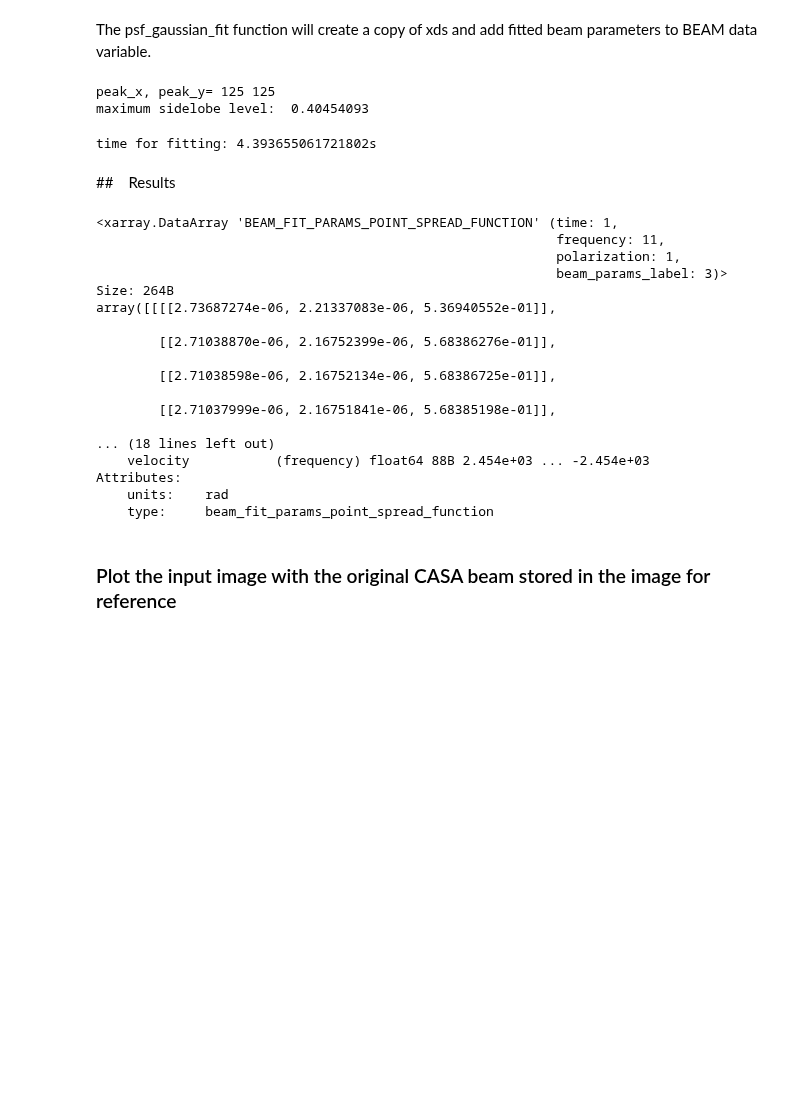
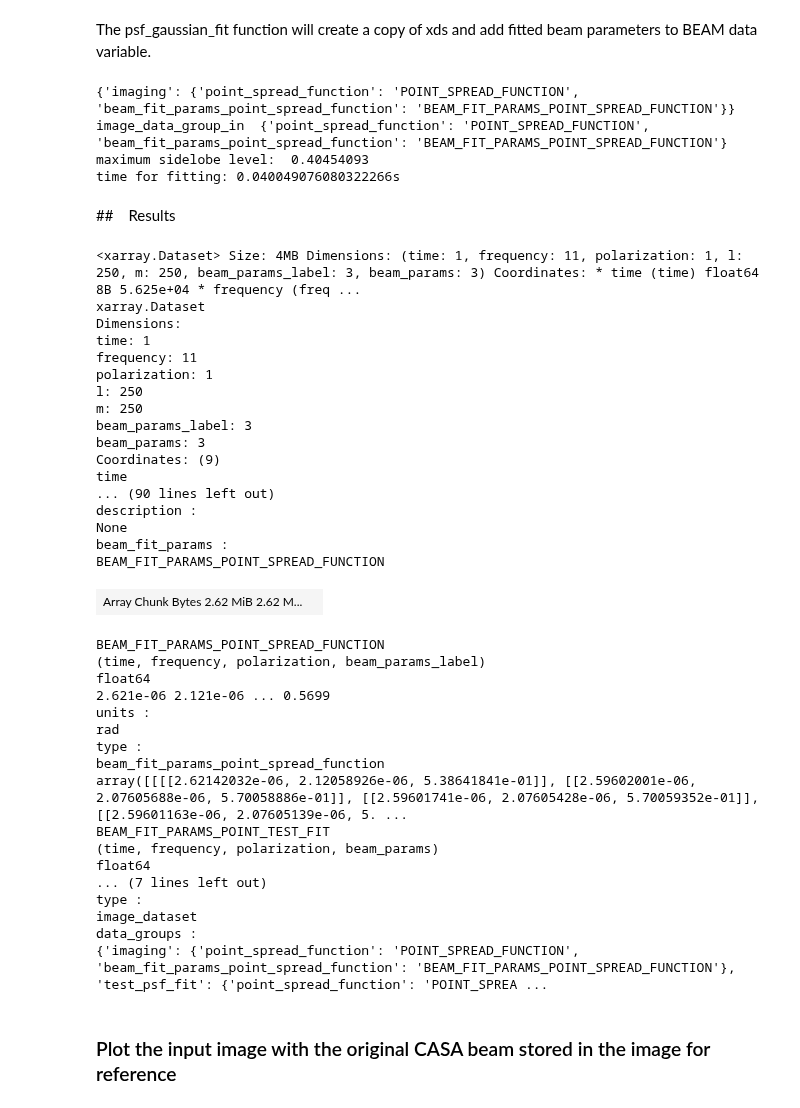
Before and after one commit to casangi/astroviper, a Jupyter notebook: docs/core_tutorials/image_analysis/psf_fitting.ipynb, the cells around one changed output. Drawn from its saved outputs; the diff is of its cells as text; code cells hidden in the pictures; blank space fills up the shorter version.

```diff
--- a/docs/core_tutorials/image_analysis/psf_fitting.ipynb
+++ b/docs/core_tutorials/image_analysis/psf_fitting.ipynb
@@ -235,37 +222,62 @@ The psf_gaussian_fit function will create a copy of xds and add fitted beam para
 # %%
 # run psf fitting
 # use sampling comparable to one used in CASA (3001 points for x-y matrix)
+
+
 import time
 start_tm = time.time()
-res_xds = psf_gaussian_fit(xds,npix_window=(41,41), sampling=(55,55))
+img_xds = point_spread_function_gaussian_fit(xds,
+                                   image_data_group_in_name="imaging",
+                                   image_data_group_out_name="test_psf_fit",
+                                   image_data_group_out_modified={"beam_fit_params_point_spread_function": "BEAM_FIT_PARAMS_POINT_TEST_FIT"},
+                                   npix_window=(41,41), sampling=(55,55))
 print(f"time for fitting: {time.time()-start_tm}s")
 # %% [output]
-peak_x, peak_y= 125 125
+{'imaging': {'point_spread_function': 'POINT_SPREAD_FUNCTION', 'beam_fit_params_point_spread_function': 'BEAM_FIT_PARAMS_POINT_SPREAD_FUNCTION'}}
+image_data_group_in  {'point_spread_function': 'POINT_SPREAD_FUNCTION', 'beam_fit_params_point_spread_function': 'BEAM_FIT_PARAMS_POINT_SPREAD_FUNCTION'}
 maximum sidelobe level:  0.40454093
+time for fitting: 0.040049076080322266s
-time for fitting: 4.393655061721802s
 # %% [markdown]
 ##　Results
 # %%
 # the fitted beam parameters (Bmaj, Bmin, PA) are stored in radians in BEAM data variable
-res_xds['BEAM_FIT_PARAMS_POINT_SPREAD_FUNCTION'].compute()
+img_xds
 # %% [output]
-<xarray.DataArray 'BEAM_FIT_PARAMS_POINT_SPREAD_FUNCTION' (time: 1,
-                                                           frequency: 11,
-                                                           polarization: 1,
-                                                           beam_params_label: 3)> Size: 264B
-array([[[[2.73687274e-06, 2.21337083e-06, 5.36940552e-01]],
-
-        [[2.71038870e-06, 2.16752399e-06, 5.68386276e-01]],
-
-        [[2.71038598e-06, 2.16752134e-06, 5.68386725e-01]],
-
-        [[2.71037999e-06, 2.16751841e-06, 5.68385198e-01]],
-
-... (18 lines left out)
-    velocity           (frequency) float64 88B 2.454e+03 ... -2.454e+03
-Attributes:
-    units:    rad
-    type:     beam_fit_params_point_spread_function
+<xarray.Dataset> Size: 4MB Dimensions: (time: 1, frequency: 11, polarization: 1, l: 250, m: 250, beam_params_label: 3, beam_params: 3) Coordinates: * time (time) float64 8B 5.625e+04 * frequency (freq ...
+xarray.Dataset
+Dimensions:
+time: 1
+frequency: 11
+polarization: 1
+l: 250
+m: 250
+beam_params_label: 3
+beam_params: 3
+Coordinates: (9)
+time
+... (90 lines left out)
+description :
+None
+beam_fit_params :
+BEAM_FIT_PARAMS_POINT_SPREAD_FUNCTION
+| Array Chunk Bytes 2.62 MiB 2.62 M... |  |
+BEAM_FIT_PARAMS_POINT_SPREAD_FUNCTION
+(time, frequency, polarization, beam_params_label)
+float64
+2.621e-06 2.121e-06 ... 0.5699
+units :
+rad
+type :
+beam_fit_params_point_spread_function
+array([[[[2.62142032e-06, 2.12058926e-06, 5.38641841e-01]], [[2.59602001e-06, 2.07605688e-06, 5.70058886e-01]], [[2.59601741e-06, 2.07605428e-06, 5.70059352e-01]], [[2.59601163e-06, 2.07605139e-06, 5. ...
+BEAM_FIT_PARAMS_POINT_TEST_FIT
+(time, frequency, polarization, beam_params)
+float64
+... (7 lines left out)
+type :
+image_dataset
+data_groups :
+{'imaging': {'point_spread_function': 'POINT_SPREAD_FUNCTION', 'beam_fit_params_point_spread_function': 'BEAM_FIT_PARAMS_POINT_SPREAD_FUNCTION'}, 'test_psf_fit': {'point_spread_function': 'POINT_SPREA ...
 # %% [markdown]
 ### Plot the input image with the original CASA beam stored in the image for reference
 # %%
```
Also changed, not shown: parts of 13 cells of this notebook, 9 other files.
